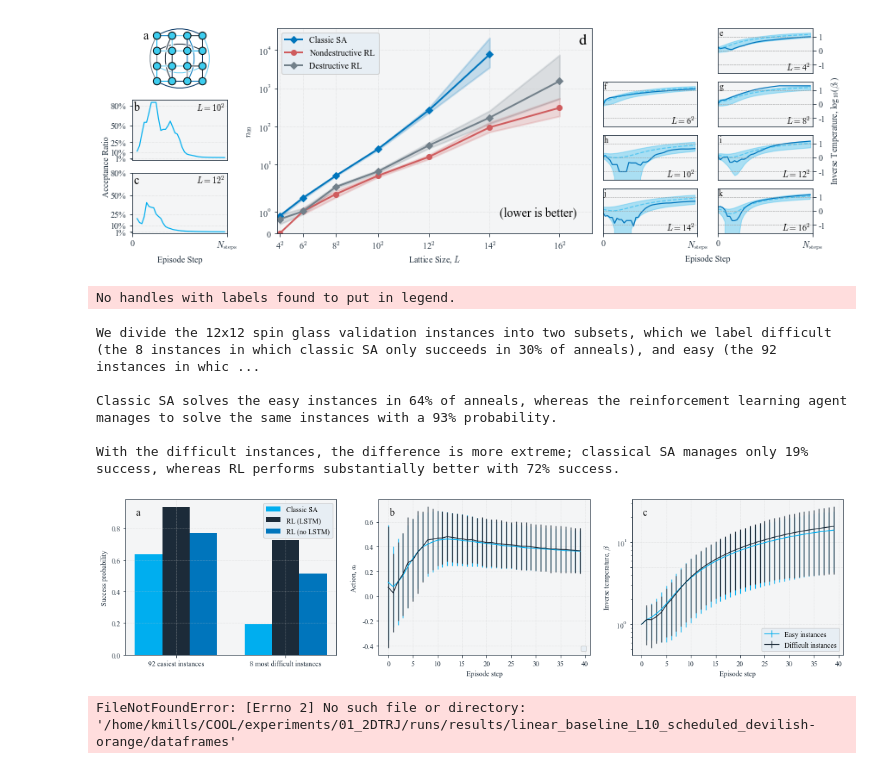
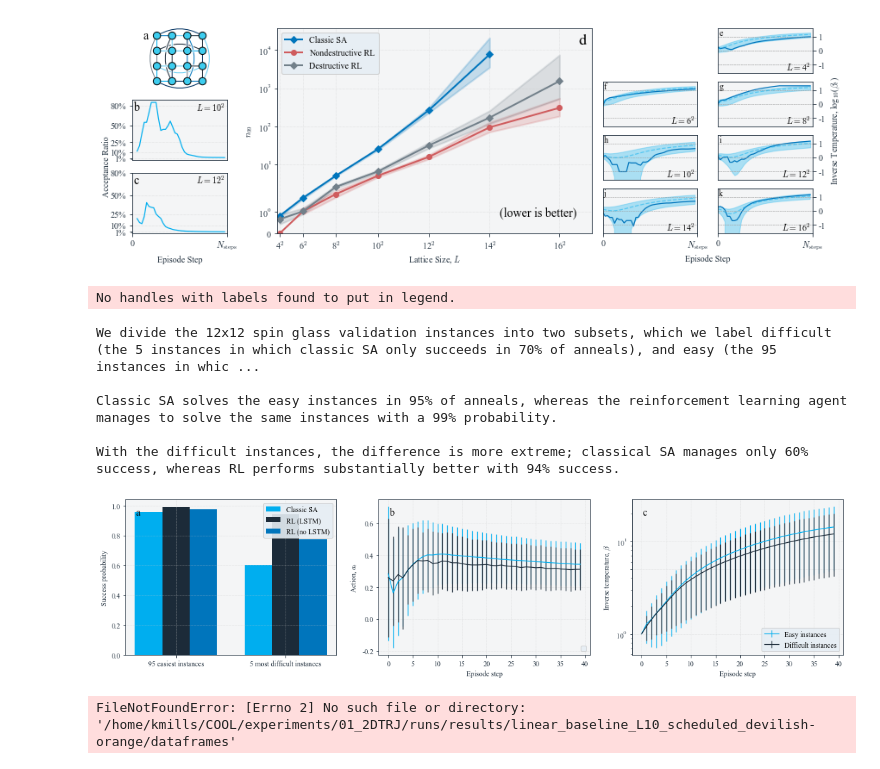
Before and after one commit to millskyle/COOL-1, a Jupyter notebook: plots/Plots.ipynb, the cells around one changed output. Cells and saved outputs as stored; diff of their text form; code cells hidden in the pictures.

Commit message:
easy_diff_split.pdf

```diff
--- a/plots/Plots.ipynb
+++ b/plots/Plots.ipynb
@@ -733,48 +733,48 @@ def plot_easyhard_hamiltonian_success(ref_datafile, compare_datafiles, ref_trial
            100*easy_threshold/ref_trials_per_hamiltonian, ref_trials_per_hamiltonian, comp_trials_per_hamiltonian
 
 
-output = plot_easyhard_hamiltonian_success(ref_datafile=f"/home/kmills/COOL/experiments/01_2DTRJ/runs/results/linear_baseline_L8_dbeta_0.004000",
-                                  compare_datafiles=[f"/home/kmills/COOL/experiments/01_2DTRJ/runs/results/{normal[8]}",
-                                                     f"/home/kmills/COOL/experiments/01_2DTRJ/no_rnn/results/{no_rnn[8]}"],
+output = plot_easyhard_hamiltonian_success(ref_datafile=f"/home/kmills/COOL/experiments/01_2DTRJ/runs/results/linear_baseline_L6_dbeta_0.000100",
+                                  compare_datafiles=[f"/home/kmills/COOL/experiments/01_2DTRJ/runs/results/{normal[6]}",
+                                                     f"/home/kmills/COOL/experiments/01_2DTRJ/no_rnn/results/{no_rnn[6]}"],
                                   labels=["Classic SA", "RL (LSTM)", "RL (no LSTM)"],
                                   ref_trials_per_hamiltonian=100,
                                   comp_trials_per_hamiltonian=[10,100],
-                                  easy_threshold=30,
+                                  easy_threshold=70,
                                   instance_class="12x12")
 
 classic_easy, classic_diff,\
 (rl_easy, nornn_easy),\
 (rl_diff, nornn_diff),\
 instance_class, easy_threshold,\
 ref_trials_per_hamiltonian, comp_trials_per_hamiltonian = output
 
 pformat = ".0f"
 
 statement = f"""
 We divide the {instance_class} spin glass validation instances into two subsets, which we label difficult \
 (the {classic_diff[1]} instances in which classic SA only succeeds \
 in {easy_threshold:{pformat}}% of anneals), and easy (the {classic_easy[1]} instances in which classic SA \
 succeeds in more than {easy_threshold:{pformat}}% of anneals).
 
 Classic SA solves the easy instances in {compute_success(*classic_easy, ref_trials_per_hamiltonian):{pformat}}% of \
 anneals, whereas the reinforcement learning agent manages to solve the same instances with a \
 {compute_success(*rl_easy, comp_trials_per_hamiltonian[0]):{pformat}}% probability.
 
 With the difficult instances, the difference is more extreme; classical SA manages only \
 {compute_success(*classic_diff, ref_trials_per_hamiltonian):{pformat}}% success, whereas \
 RL performs substantially better with {compute_success(*rl_diff, comp_trials_per_hamiltonian[0]):{pformat}}% success.
 
 """
 
 print(statement)
 # %% [output]
 No handles with labels found to put in legend.
-We divide the 12x12 spin glass validation instances into two subsets, which we label difficult (the 8 instances in which classic SA only succeeds in 30% of anneals), and easy (the 92 instances in whic ...
+We divide the 12x12 spin glass validation instances into two subsets, which we label difficult (the 5 instances in which classic SA only succeeds in 70% of anneals), and easy (the 95 instances in whic ...
 
-Classic SA solves the easy instances in 64% of anneals, whereas the reinforcement learning agent manages to solve the same instances with a 93% probability.
+Classic SA solves the easy instances in 95% of anneals, whereas the reinforcement learning agent manages to solve the same instances with a 99% probability.
 
-With the difficult instances, the difference is more extreme; classical SA manages only 19% success, whereas RL performs substantially better with 72% success.
+With the difficult instances, the difference is more extreme; classical SA manages only 60% success, whereas RL performs substantially better with 94% success.
-[figure, old version]
+[figure, new version]
 # %%
 output = plot_easyhard_hamiltonian_success(
       ref_datafile=f"/home/kmills/COOL/experiments/01_2DTRJ/runs/results/linear_baseline_L10_dbeta_0.002000",
```
Also changed, not shown: 2 other files.
